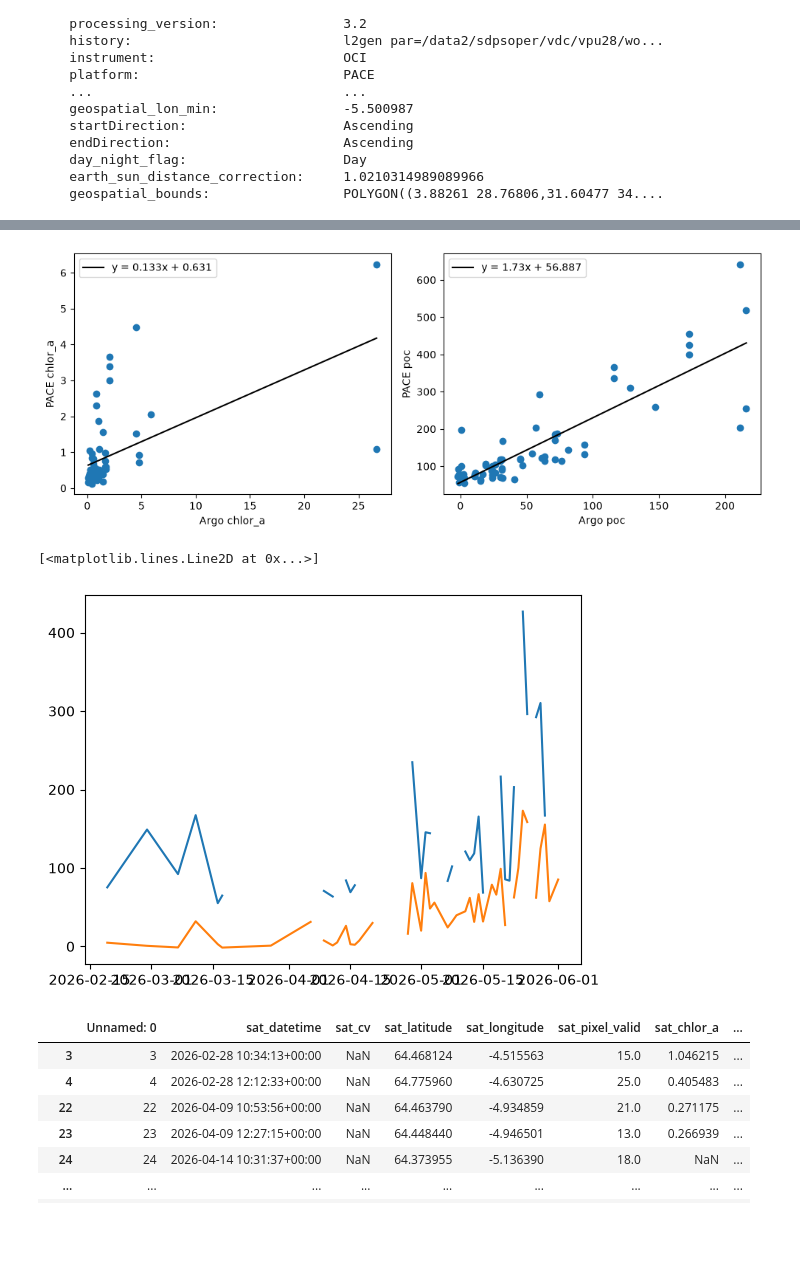
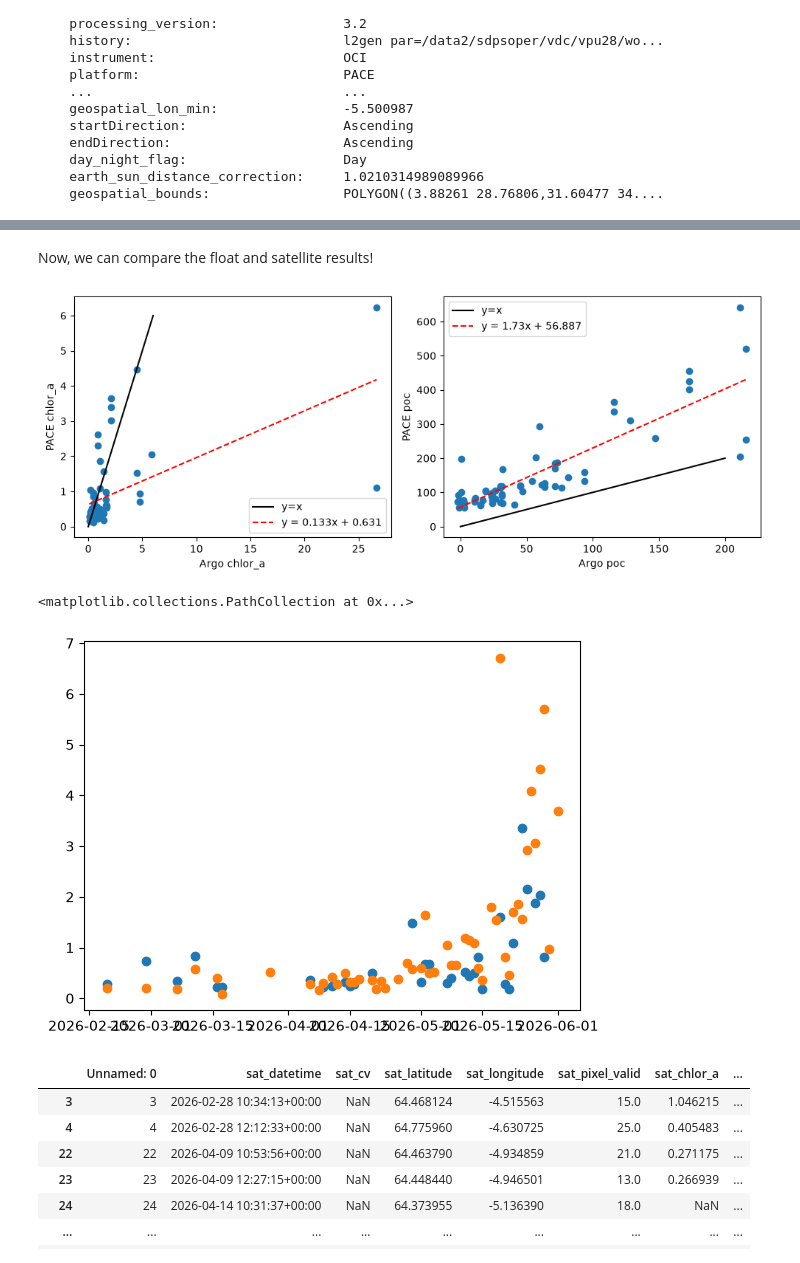
Before and after one commit to ellenrpark/gobgc26_example, a Jupyter notebook: tutorial-remote-sensing.ipynb, the cells around one changed output, grey strips where cells are left out. Cells and saved outputs as stored; diff of their text form; code cells hidden in the pictures; blank space fills up the shorter version.

```diff
--- a/tutorial-remote-sensing.ipynb
+++ b/tutorial-remote-sensing.ipynb
@@ -228,42 +273,11 @@ In this updated case, we now have 718 profiles
-# %%
-def FloatMatchup(float_data, sat_type, hour_window = 12, save = False, savename = 'PACE_BGCArgo_matchup.csv'):
-
-    for i in np.arange(float_data.shape[0]):
-
-        print('\nProfile count', i,' out of ', float_data.shape[0])
-        prof_date = float_data.loc[:,'JULD'].values[i]
-        start_date  = str(prof_date-np.timedelta64(hour_window,'h'))
-        end_date = str(prof_date+np.timedelta64(hour_window,'h'))
-
-        longitude = float_data.loc[:,'LONGITUDE'].values[i]
-        latitude = float_data.loc[:,'LATITUDE'].values[i]
-
-        print('All granuales withing +/- '+str(hour_window)+' hours of ',prof_date)
-        print('at ', latitude,'ºN and ', longitude,'ºE')
-
-        sat_values = get_sat_ts_matchups(start_date, end_date,latitude, longitude,
-                            sat=sat_type)
-
-        wmo, profnum = float_data.index.values[i]
-        sat_values = sat_values.assign(PLATFORM_NUMBER =  np.ones(sat_values.shape[0], dtype = int)*int(wmo))
-        sat_values = sat_values.assign(CYCLE_NUMBER =  np.ones(sat_values.shape[0], dtype = int)*int(profnum))
-
-        if i == 0:
-            all_sat = sat_values
-        else:
-            all_sat = pd.concat((all_sat, sat_values))
-
-    all_sat = all_sat.reset_index(drop=True)
-
-    if save:
-        all_sat.to_csv(savename)
-
-    return all_sat
 # %%
 get_sat = False
 
+fname = 'PACE_BGCArgo_matchup_example.csv'
 if get_sat:
-    all_sat = FloatMatchup(float_data, "PACE_BGC", hour_window = 12, save = True, savename = 'PACE_BGCArgo_matchup_example.csv')
+    all_sat = FloatMatchup(float_data, "PACE_BGC", hour_window = 12, save = True, savename = fname)
 
 else:
-    all_sat = pd.read_csv('PACE_BGCArgo_matchup_example.csv')
+    all_sat = pd.read_csv(fname)
+
+all_sat
@@ -298,9 +344,12 @@ valid_matchup = valid_matchup.assign(float_poc = bbp_poc(float_matchup[:,1]))
+# %% [markdown]
+Now, we can compare the float and satellite results!
 # %%
 fig = plt.figure(figsize = (10, 4))
 rr = 1; cc = 2
 
 param_list = ['chlor_a','poc']
 
+yy = [[0, 6],[0,200]]
 for i, param in enumerate(param_list):
 
     ax = fig.add_subplot(rr, cc, int(i+1))
@@ -313,11 +362,11 @@ for i, param in enumerate(param_list):
     x_range = np.linspace(np.nanmin(x), np.nanmax(x))
 
     model = sm.OLS(y, sm.add_constant(x)).fit()
-
     eqn = 'y = '+str(np.round(model.params[1],3))+'x + '+str(np.round(model.params[0],3))
 
     ax.scatter(x, y)
-    ax.plot(x_range, model.predict(sm.add_constant(x_range)), 'k-', label=eqn)
+    ax.plot(yy[i], yy[i], 'k-',label = 'y=x')
+    ax.plot(x_range, model.predict(sm.add_constant(x_range)), 'r--', label=eqn)
     ax.legend()
 
     ax.set_xlabel('Argo '+param)
@@ -326,4 +375,4 @@ for i, param in enumerate(param_list):
 
 fig.tight_layout()
 # %% [output]
-[figure, old version]
+[figure, new version]
@@ -330,15 +381,15 @@ fig.tight_layout()
 # %%
 valid_matchup = valid_matchup.assign(JULD = [pd.Timestamp(xi).date() for xi in valid_matchup.loc[:,'sat_datetime'].values])
 
-param = 'poc'
+param = 'chlor_a'
 param_list = ['JULD','sat_'+param,'float_'+param]
 x = valid_matchup.loc[:,param_list].groupby('JULD').mean().index.values
 
 plt.scatter(x, valid_matchup.loc[:,param_list].groupby('JULD').mean().loc[:,'sat_'+param])
 plt.scatter(x, valid_matchup.loc[:,param_list].groupby('JULD').mean().loc[:,'float_'+param])
 # %% [output]
-[<matplotlib.lines.Line2D at 0x...>]
+<matplotlib.collections.PathCollection at 0x...>
-[figure, old version]
+[figure, new version]
 # %%
 valid_matchup
 # %% [output]
```
Also changed, not shown: parts of 31 cells of this notebook.
